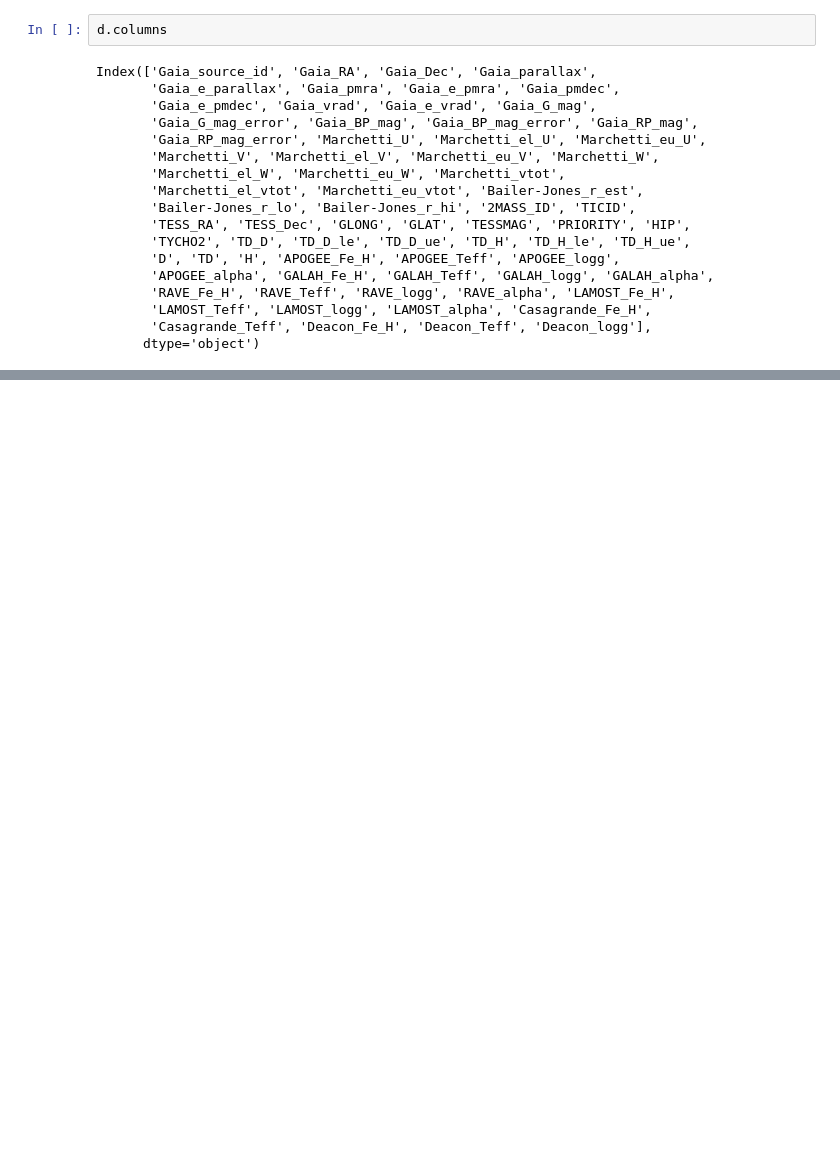
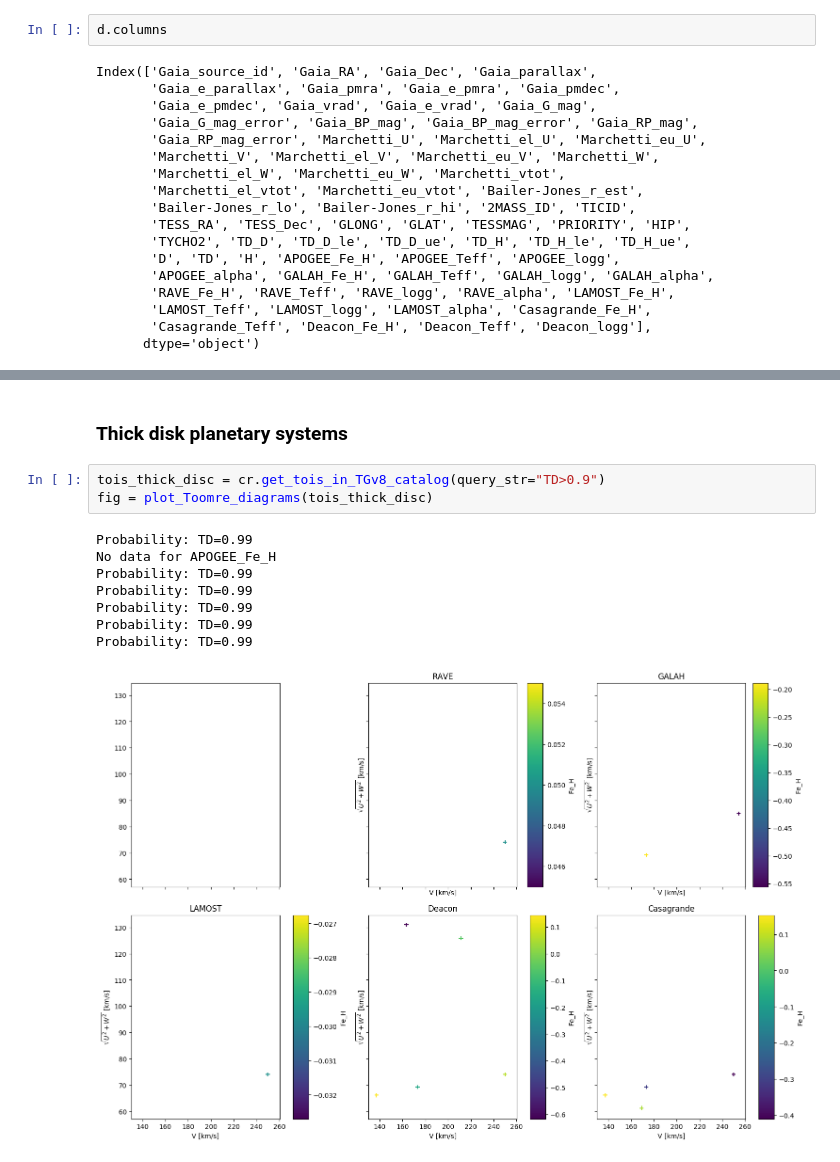
Before and after one commit to jpdeleon/chronos, a Jupyter notebook: notebooks/examples-cluster_spectra.ipynb, the cells around one changed output, grey strips where cells are left out. Drawn from its saved outputs; the diff is of its cells as text; blank space fills up the shorter version.

```diff
--- a/notebooks/examples-cluster_spectra.ipynb
+++ b/notebooks/examples-cluster_spectra.ipynb
@@ -204,0 +218,14 @@ No data for LAMOST_Teff
+# %% [markdown]
+### Thick disk planetary systems
+# %%
+tois_thick_disc = cr.get_tois_in_TGv8_catalog(query_str="TD>0.9")
+fig = plot_Toomre_diagrams(tois_thick_disc)
+# %% [output]
+Probability: TD=0.99
+No data for APOGEE_Fe_H
+Probability: TD=0.99
+Probability: TD=0.99
+Probability: TD=0.99
+Probability: TD=0.99
+Probability: TD=0.99
+[figure, added]
```
Also changed, not shown: parts of 9 cells of this notebook, 6 other files.
